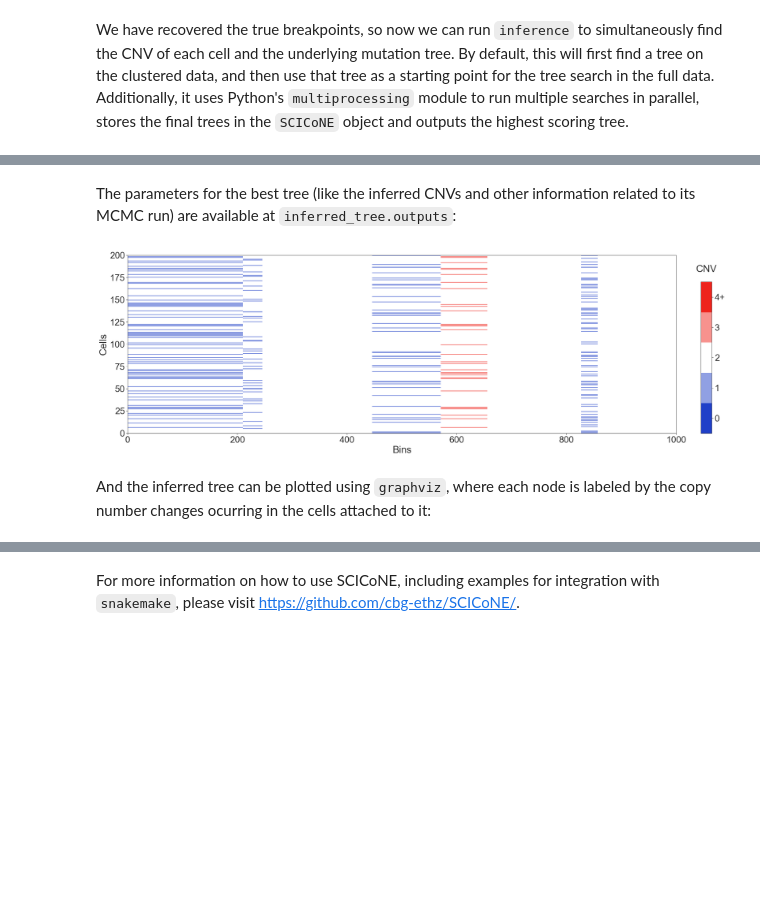
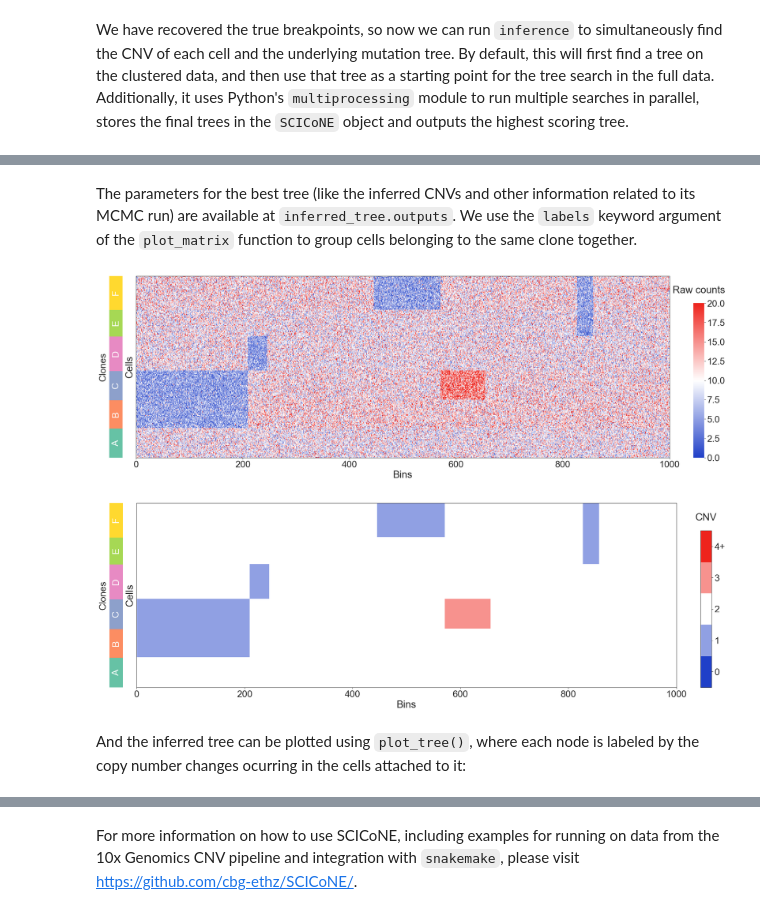
Before and after one commit to cbg-ethz/SCICoNE, a Jupyter notebook: notebooks/tutorial.ipynb, the cells around one changed output, grey strips where cells are left out. Saved outputs shown, nothing was run; the diff lists cells and outputs as text; code cells hidden in the pictures; blank space fills up the shorter version.

```diff
--- a/notebooks/tutorial.ipynb
+++ b/notebooks/tutorial.ipynb
@@ -62,11 +62,16 @@ Using initial tree.
 ../build/inference --d_matrix_file=rep3_PYSCICONETREETEMP_PYSCICONETEMP_tree_temp_segmented_data.txt --n_regions=8 --n_cells=200 --ploidy=2 --verbosity=1 --postfix=rep3_PYSCICONETREETEMP_PYSCICONETEMP ...
 Full tree finished with a robustness score of 1.0 after 1 tries
 # %% [markdown]
-The parameters for the best tree (like the inferred CNVs and other information related to its MCMC run) are available at `inferred_tree.outputs`:
+The parameters for the best tree (like the inferred CNVs and other information related to its MCMC run) are available at `inferred_tree.outputs`. We use the `labels` keyword argument of the `plot_matrix` function to group cells belonging to the same clone together.
 # %%
-scicone.plotting.plot_matrix(inferred_tree.outputs['inferred_cnvs'], mode='cnv', cbar_title='CNV')
+scicone.plotting.plot_matrix(sim['d_mat'], mode='data', cbar_title='Raw counts', vmax=20,
+                            labels=inferred_tree.cell_node_labels)
+
+scicone.plotting.plot_matrix(inferred_tree.outputs['inferred_cnvs'], mode='cnv', cbar_title='CNV',
+                            labels=inferred_tree.cell_node_labels)
 # %% [output]
-[figure, old version]
+[figure, new version]
+[figure, added]
 # %% [markdown]
-And the inferred tree can be plotted using `graphviz`, where each node is labeled by the copy number changes ocurring in the cells attached to it:
+And the inferred tree can be plotted using `plot_tree()`, where each node is labeled by the copy number changes ocurring in the cells attached to it:
 # %%
@@ -74,4 +79,4 @@ inferred_tree.plot_tree()
 # %% [output]
 [drawing not drawn]
 # %% [markdown]
-For more information on how to use SCICoNE, including examples for integration with `snakemake`, please visit https://github.com/cbg-ethz/SCICoNE/.
+For more information on how to use SCICoNE, including examples for running on data from the 10x Genomics CNV pipeline and integration with `snakemake`, please visit https://github.com/cbg-ethz/SCICoNE/.
```
Also changed, not shown: parts of 3 cells of this notebook.
